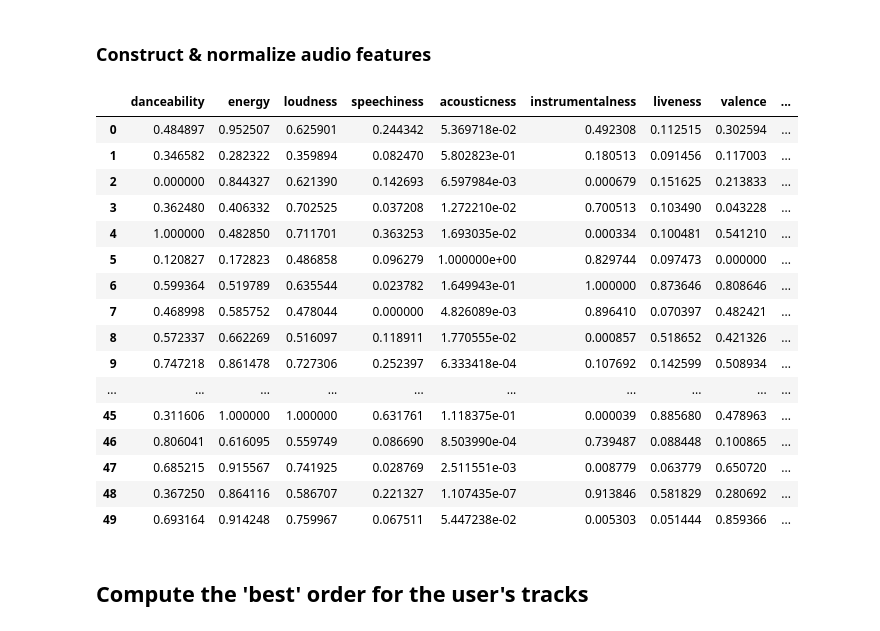
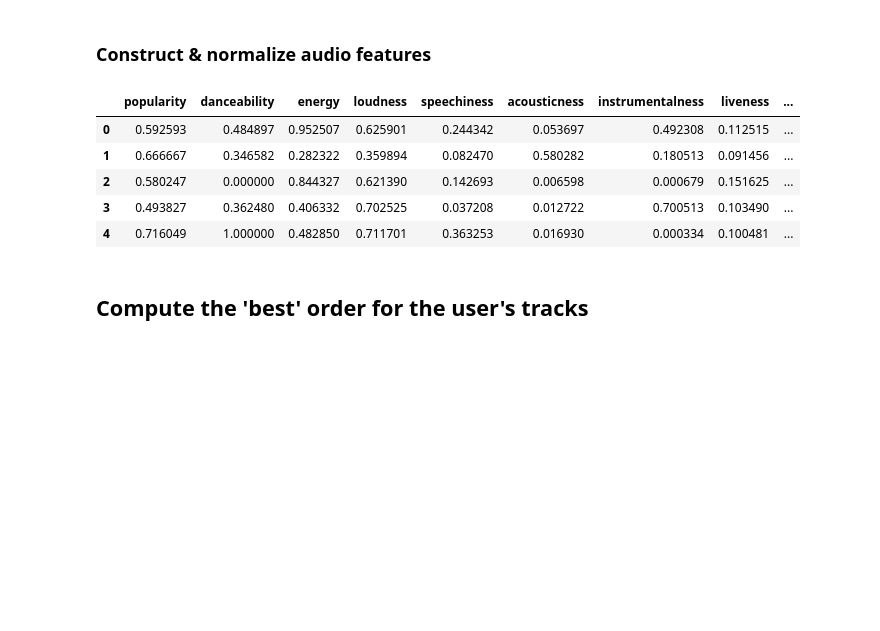
Before and after one commit to tasercake/smoothify, a Jupyter notebook: smoothify/notebooks/Smoothest path.ipynb, the cells around one changed output. Cells and saved outputs as stored; diff of their text form; code cells hidden in the pictures; blank space fills up the shorter version.

```diff
--- a/smoothify/notebooks/Smoothest path.ipynb
+++ b/smoothify/notebooks/Smoothest path.ipynb
@@ -73,20 +33,0 @@ normalized_features_df = (features_df - features_df.min()) / (features_df.max()
-# %%
-normalized_features_df
-# %% [output]
-|  | danceability | energy | loudness | speechiness | acousticness | instrumentalness | liveness | valence | ... |
-| 0 | 0.484897 | 0.952507 | 0.625901 | 0.244342 | 5.369718e-02 | 0.492308 | 0.112515 | 0.302594 | ... |
-| 1 | 0.346582 | 0.282322 | 0.359894 | 0.082470 | 5.802823e-01 | 0.180513 | 0.091456 | 0.117003 | ... |
-| 2 | 0.000000 | 0.844327 | 0.621390 | 0.142693 | 6.597984e-03 | 0.000679 | 0.151625 | 0.213833 | ... |
-| 3 | 0.362480 | 0.406332 | 0.702525 | 0.037208 | 1.272210e-02 | 0.700513 | 0.103490 | 0.043228 | ... |
-| 4 | 1.000000 | 0.482850 | 0.711701 | 0.363253 | 1.693035e-02 | 0.000334 | 0.100481 | 0.541210 | ... |
-| 5 | 0.120827 | 0.172823 | 0.486858 | 0.096279 | 1.000000e+00 | 0.829744 | 0.097473 | 0.000000 | ... |
-| 6 | 0.599364 | 0.519789 | 0.635544 | 0.023782 | 1.649943e-01 | 1.000000 | 0.873646 | 0.808646 | ... |
-| 7 | 0.468998 | 0.585752 | 0.478044 | 0.000000 | 4.826089e-03 | 0.896410 | 0.070397 | 0.482421 | ... |
-| 8 | 0.572337 | 0.662269 | 0.516097 | 0.118911 | 1.770555e-02 | 0.000857 | 0.518652 | 0.421326 | ... |
-| 9 | 0.747218 | 0.861478 | 0.727306 | 0.252397 | 6.333418e-04 | 0.107692 | 0.142599 | 0.508934 | ... |
-| ... | ... | ... | ... | ... | ... | ... | ... | ... | ... |
-| 45 | 0.311606 | 1.000000 | 1.000000 | 0.631761 | 1.118375e-01 | 0.000039 | 0.885680 | 0.478963 | ... |
-| 46 | 0.806041 | 0.616095 | 0.559749 | 0.086690 | 8.503990e-04 | 0.739487 | 0.088448 | 0.100865 | ... |
-| 47 | 0.685215 | 0.915567 | 0.741925 | 0.028769 | 2.511551e-03 | 0.008779 | 0.063779 | 0.650720 | ... |
-| 48 | 0.367250 | 0.864116 | 0.586707 | 0.221327 | 1.107435e-07 | 0.913846 | 0.581829 | 0.280692 | ... |
-| 49 | 0.693164 | 0.914248 | 0.759967 | 0.067511 | 5.447238e-02 | 0.005303 | 0.051444 | 0.859366 | ... |
@@ -93,3 +37,13 @@ normalized_features_df
+# %%
+features_df = construct_features(track_list=track_list, audio_features_list=track_features_list, audio_analysis_list=track_analysis_list)
+features_df.head()
+# %% [output]
+|  | popularity | danceability | energy | loudness | speechiness | acousticness | instrumentalness | liveness | ... |
+| 0 | 0.592593 | 0.484897 | 0.952507 | 0.625901 | 0.244342 | 0.053697 | 0.492308 | 0.112515 | ... |
+| 1 | 0.666667 | 0.346582 | 0.282322 | 0.359894 | 0.082470 | 0.580282 | 0.180513 | 0.091456 | ... |
+| 2 | 0.580247 | 0.000000 | 0.844327 | 0.621390 | 0.142693 | 0.006598 | 0.000679 | 0.151625 | ... |
+| 3 | 0.493827 | 0.362480 | 0.406332 | 0.702525 | 0.037208 | 0.012722 | 0.700513 | 0.103490 | ... |
+| 4 | 0.716049 | 1.000000 | 0.482850 | 0.711701 | 0.363253 | 0.016930 | 0.000334 | 0.100481 | ... |
 # %% [markdown]
 ## Compute the 'best' order for the user's tracks
 # %%
```
Also changed, not shown: parts of 11 cells of this notebook, 3 other files.
